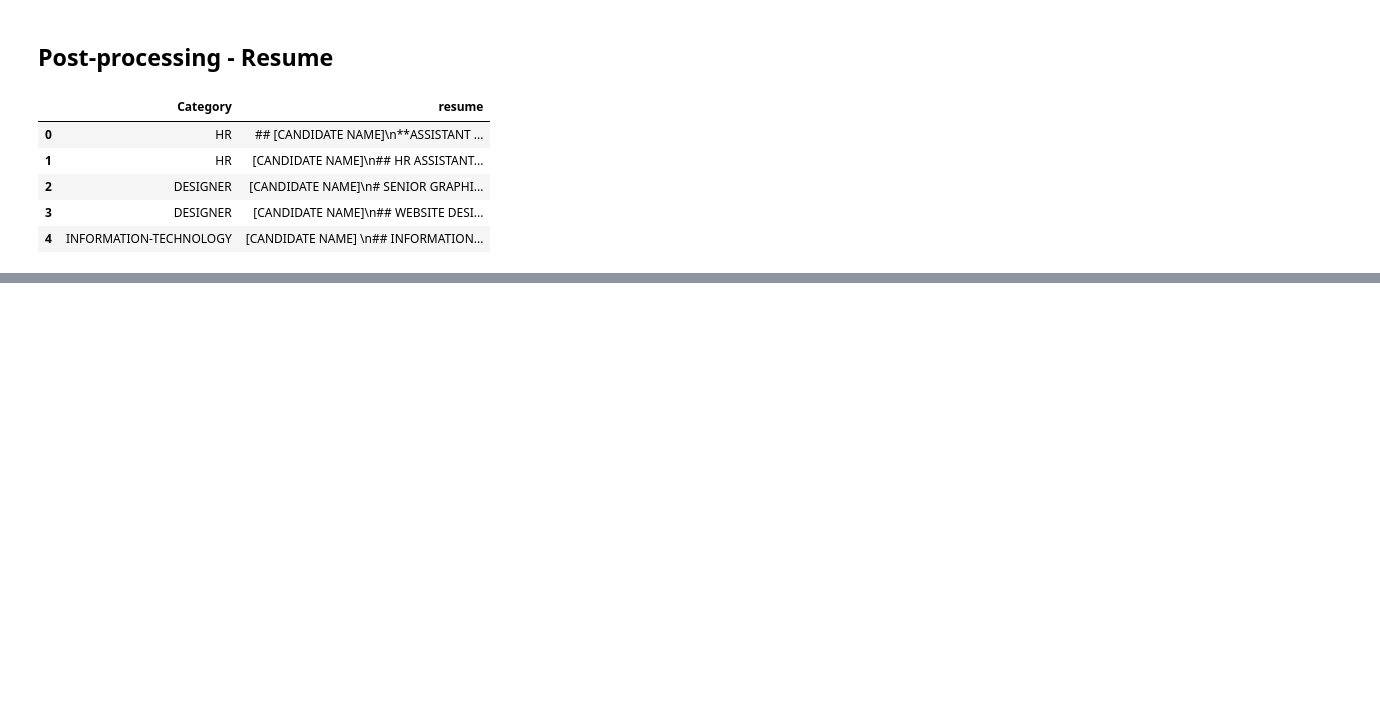
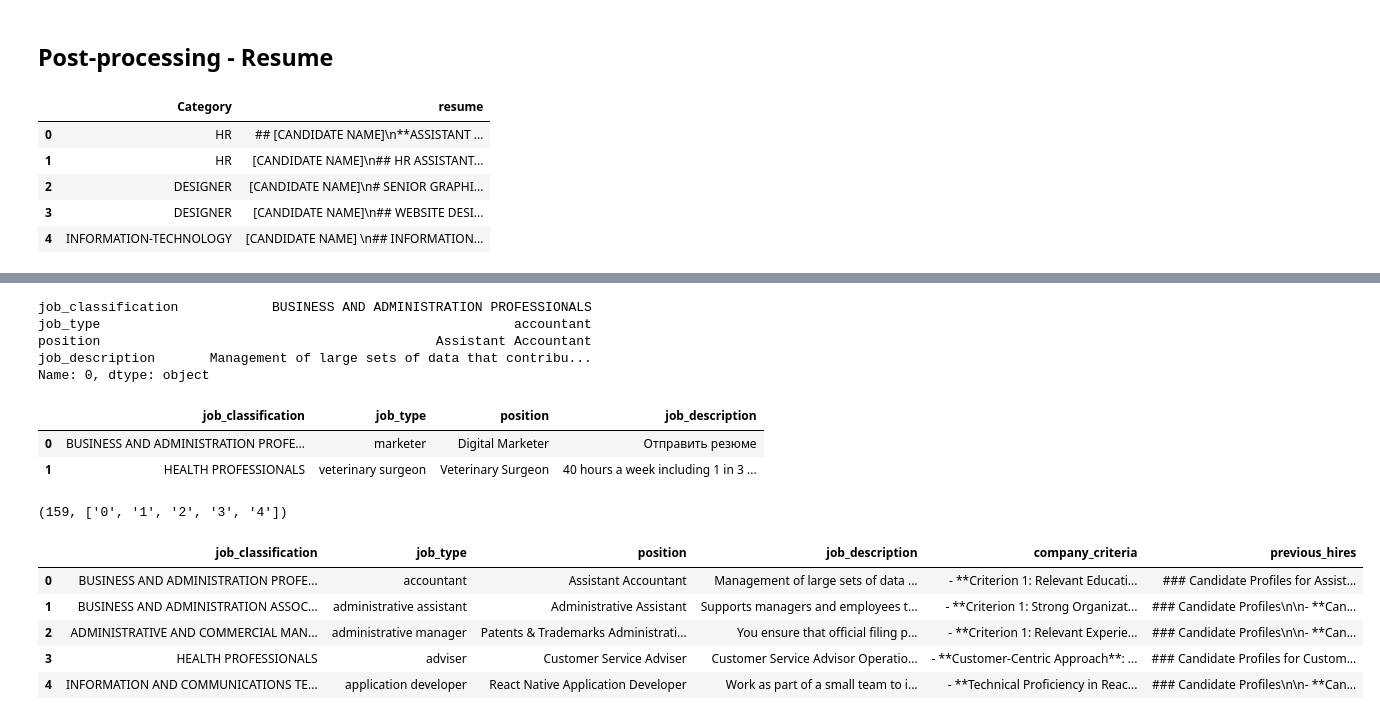
Before and after one commit to shirsho-12/hiring_agent, a Jupyter notebook: agent.ipynb, the cells around one changed output, grey strips where cells are left out. Drawn from its saved outputs; the diff is of its cells as text; code cells hidden in the pictures; blank space fills up the shorter version.

```diff
--- a/agent.ipynb
+++ b/agent.ipynb
@@ -210,0 +197,8 @@ resume_df.head()
+# %%
+# Sample a random row per unique job
+sampled_jobs = df.groupby('job').apply(lambda x: x.sample(1, random_state=42)).reset_index(drop=True)
+sampled_jobs.rename(columns={'description': 'job_description',
+                             'job': 'job_type',
+                             'major_job': 'job_classification'}, inplace=True)
+sampled_jobs.drop(columns=['location', 'ISCO'], inplace=True)
+sampled_jobs.head(5)
@@ -210,0 +212,9 @@ resume_df.head()
+# %%
+d = sampled_jobs.iloc[0]
+print(d)
+# %% [output]
+job_classification            BUSINESS AND ADMINISTRATION PROFESSIONALS
+job_type                                                     accountant
+position                                           Assistant Accountant
+job_description       Management of large sets of data that contribu...
+Name: 0, dtype: object
@@ -210,0 +229,33 @@ resume_df.head()
+# %%
+subsampled_jobs = sampled_jobs.sample(2, random_state=42).reset_index(drop=True)
+subsampled_jobs.head(2)
+# %% [output]
+|  | job_classification | job_type | position | job_description |
+| 0 | BUSINESS AND ADMINISTRATION PROFE... | marketer | Digital Marketer | Отправить резюме |
+| 1 | HEALTH PROFESSIONALS | veterinary surgeon | Veterinary Surgeon | 40 hours a week including 1 in 3 ... |
+# %%
+from src.utils.pipeline_utils import batch_job_pipeline
+
+batch_results = batch_job_pipeline(sampled_jobs)
+# %%
+len(batch_results), list(batch_results.keys())[:5]
+# %% [output]
+(159, ['0', '1', '2', '3', '4'])
+# %%
+# Add the processed job descriptions to the sampled_jobs dataframe as new columns
+for key in batch_results[list(batch_results.keys())[0]].keys():
+    if key not in sampled_jobs.columns:
+        sampled_jobs[key] = None
+# Fill the new columns with the processed job data
+for job_id in batch_results:
+    for key in batch_results[job_id].keys():
+        sampled_jobs.loc[sampled_jobs.index == int(job_id), key] = batch_results[job_id][key]
+sampled_jobs.drop(columns=['job_id'], inplace=True)
+sampled_jobs.head(5)
+# %% [output]
+|  | job_classification | job_type | position | job_description | company_criteria | previous_hires |
+| 0 | BUSINESS AND ADMINISTRATION PROFE... | accountant | Assistant Accountant | Management of large sets of data ... | - **Criterion 1: Relevant Educati... | ### Candidate Profiles for Assist... |
+| 1 | BUSINESS AND ADMINISTRATION ASSOC... | administrative assistant | Administrative Assistant | Supports managers and employees t... | - **Criterion 1: Strong Organizat... | ### Candidate Profiles\n\n- **Can... |
+| 2 | ADMINISTRATIVE AND COMMERCIAL MAN... | administrative manager | Patents & Trademarks Administrati... | You ensure that official filing p... | - **Criterion 1: Relevant Experie... | ### Candidate Profiles\n\n- **Can... |
+| 3 | HEALTH PROFESSIONALS | adviser | Customer Service Adviser | Customer Service Advisor Operatio... | - **Customer-Centric Approach**: ... | ### Candidate Profiles for Custom... |
+| 4 | INFORMATION AND COMMUNICATIONS TE... | application developer | React Native Application Developer | Work as part of a small team to i... | - **Technical Proficiency in Reac... | ### Candidate Profiles\n\n- **Can... |
```
Also changed, not shown: parts of 13 cells of this notebook, 6 other files.
